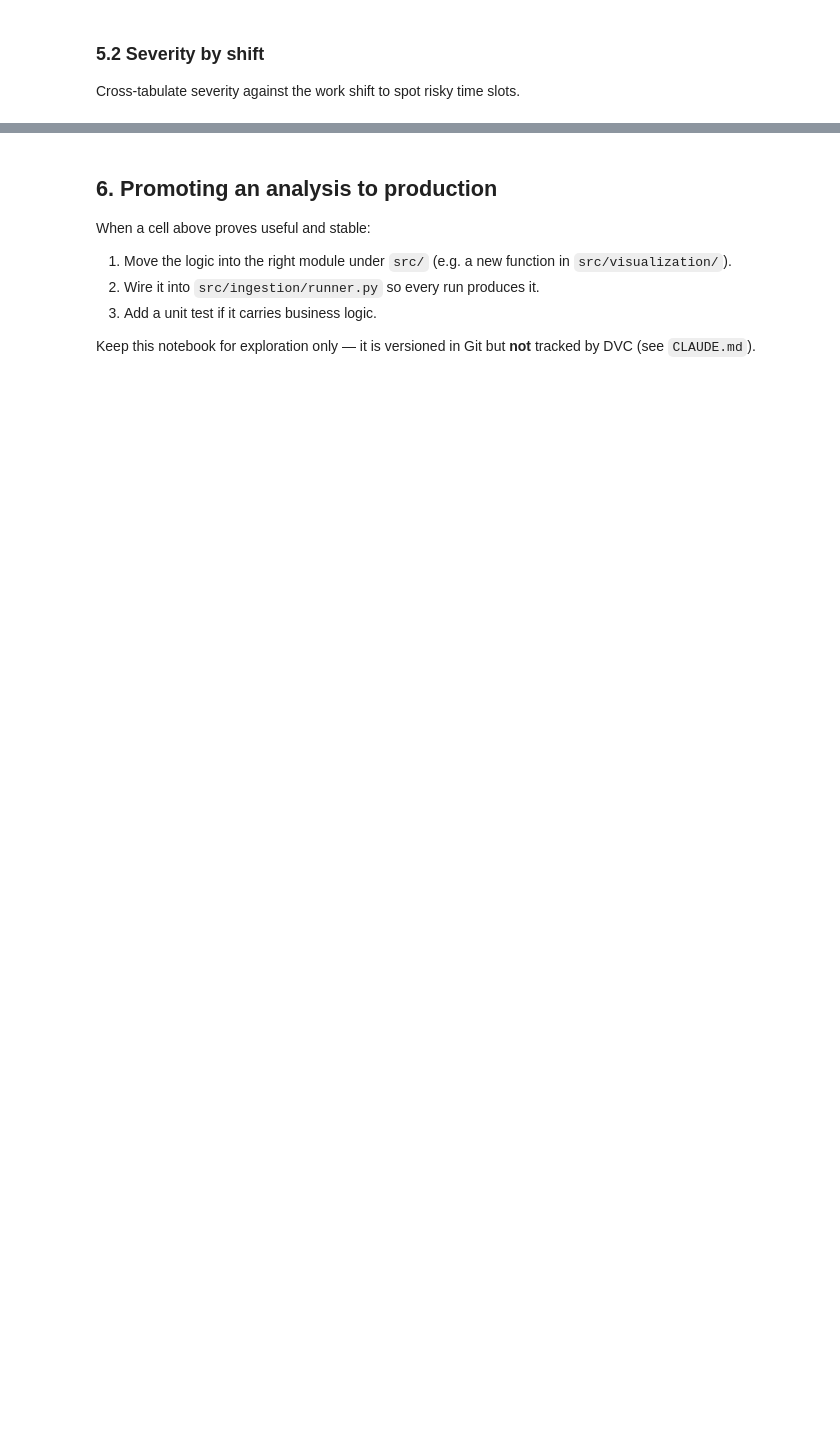
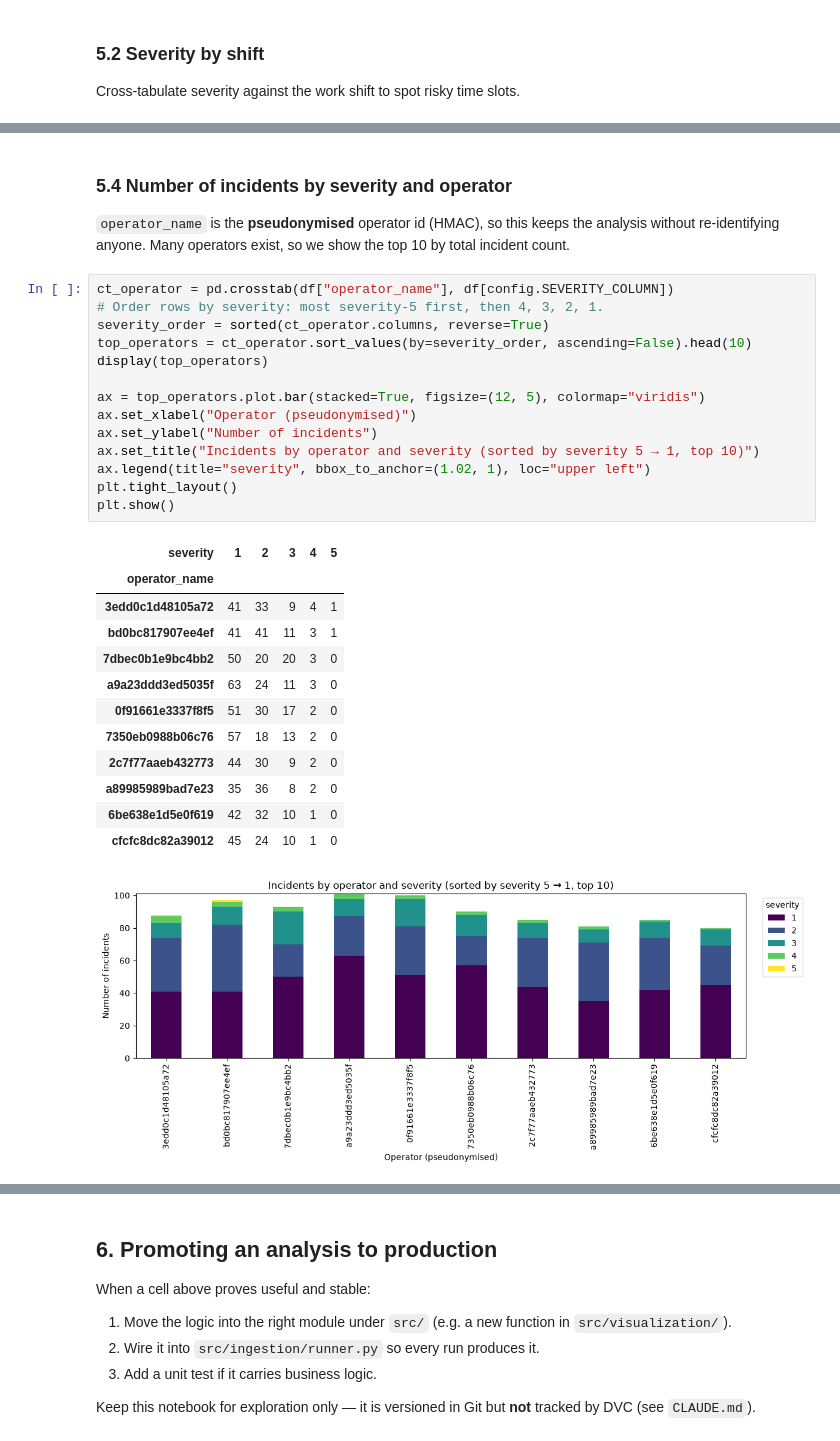
Before and after one commit to laurent-git-dev/predictive-maintenance, a Jupyter notebook: notebooks/01_exploration.ipynb, the cells around one changed output, grey strips where cells are left out. Cells and saved outputs as stored; diff of their text form; blank space fills up the shorter version.

```diff
--- a/notebooks/01_exploration.ipynb
+++ b/notebooks/01_exploration.ipynb
@@ -122,0 +232,34 @@ crosstab
+# %% [markdown]
+### 5.4 Number of incidents by severity and operator
+
+`operator_name` is the **pseudonymised** operator id (HMAC), so this keeps
+the analysis without re-identifying anyone. Many operators exist, so we show
+the top 10 by total incident count.
+# %%
+ct_operator = pd.crosstab(df["operator_name"], df[config.SEVERITY_COLUMN])
+# Order rows by severity: most severity-5 first, then 4, 3, 2, 1.
+severity_order = sorted(ct_operator.columns, reverse=True)
+top_operators = ct_operator.sort_values(by=severity_order, ascending=False).head(10)
+display(top_operators)
+
+ax = top_operators.plot.bar(stacked=True, figsize=(12, 5), colormap="viridis")
+ax.set_xlabel("Operator (pseudonymised)")
+ax.set_ylabel("Number of incidents")
+ax.set_title("Incidents by operator and severity (sorted by severity 5 → 1, top 10)")
+ax.legend(title="severity", bbox_to_anchor=(1.02, 1), loc="upper left")
+plt.tight_layout()
+plt.show()
+# %% [output]
+| severity | 1 | 2 | 3 | 4 | 5 |
+| operator_name |  |  |  |  |  |
+| 3edd0c1d48105a72 | 41 | 33 | 9 | 4 | 1 |
+| bd0bc817907ee4ef | 41 | 41 | 11 | 3 | 1 |
+| 7dbec0b1e9bc4bb2 | 50 | 20 | 20 | 3 | 0 |
+| a9a23ddd3ed5035f | 63 | 24 | 11 | 3 | 0 |
+| 0f91661e3337f8f5 | 51 | 30 | 17 | 2 | 0 |
+| 7350eb0988b06c76 | 57 | 18 | 13 | 2 | 0 |
+| 2c7f77aaeb432773 | 44 | 30 | 9 | 2 | 0 |
+| a89985989bad7e23 | 35 | 36 | 8 | 2 | 0 |
+| 6be638e1d5e0f619 | 42 | 32 | 10 | 1 | 0 |
+| cfcfc8dc82a39012 | 45 | 24 | 10 | 1 | 0 |
+[figure, added]
```
Also changed, not shown: parts of 23 cells of this notebook, 8 other files.
